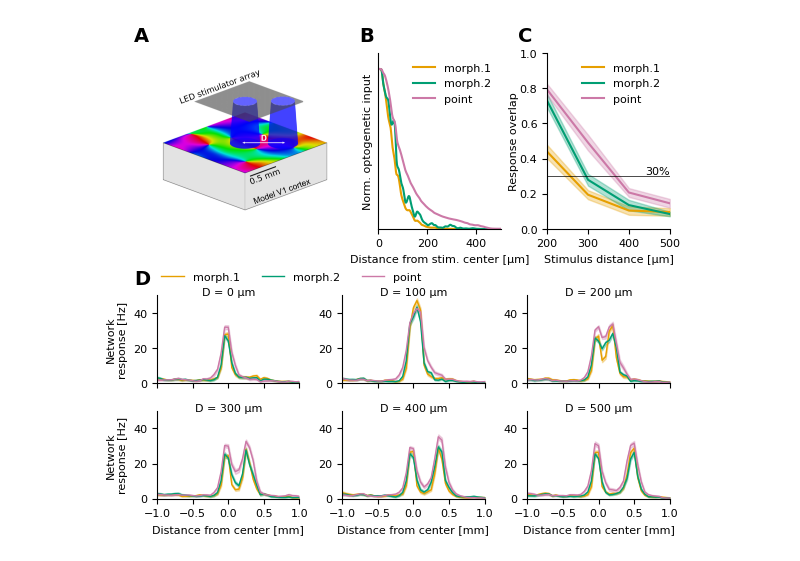
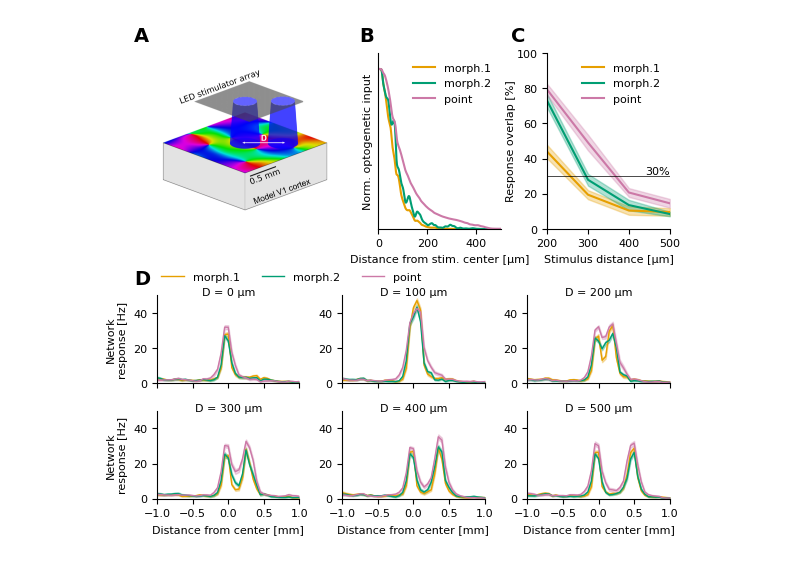
Before and after one commit to dberling/reduce_opto_response, a Jupyter notebook: article_figures/article_figure4_1.ipynb, the cells around one changed output. Drawn from its saved outputs; the diff is of its cells as text; code cells hidden in the pictures.

Commit message:
Update ylabels panel C

```diff
--- a/article_figures/article_figure4_1.ipynb
+++ b/article_figures/article_figure4_1.ipynb
@@ -173,8 +173,12 @@ ax2.set_xlim(200,500)
 ax2.set_ylim(0,1)
 ax2.axhline(0.3, c='black', lw=0.5)
 ax2.text(ax2.get_xlim()[1], 0.3, '30%', va='bottom', ha='right', fontsize=8)
-ax2.set_ylabel('Response overlap', labelpad=0.5)
+ax2.set_ylabel('Response overlap [%]', labelpad=0.5)
 ax2.set_xlabel('Stimulus distance [µm]')
+ax2.set_yticks(
+    [0, 0.2, 0.4, 0.6, 0.8, 1],
+    [0, 20, 40, 60, 80, 100]
+)
 
 # single condition plots
 for i_dist, (ax, dist) in enumerate(zip([ax3, ax4, ax5, ax6, ax7, ax8], stim_dist)):
@@ -182,32 +186,32 @@ for i_dist, (ax, dist) in enumerate(zip([ax3, ax4, ax5, ax6, ax7, ax8], stim_dis
         ax.plot(x, fr_mean[i_label,i_dist], c=c, label=l, lw=1)
         ax.fill_between(x, fr_mean[i_label,i_dist]-fr_sem[i_label,i_dist], fr_mean[i_label,i_dist]+fr_sem[i_label,i_dist], color=c, alpha=0.3)
         ax.set_title(f"D = {dist} µm", fontsize=8, y=0.9)
         ax.spines[['top', 'right']].set_visible(False)
         ax.set_ylim(0,50)
         ax.set_xlim(-1,1)
 
 ax3.legend(
     loc='lower left',
     bbox_to_anchor=(0, 1.1),
     ncol=3,
     frameon=False,
     borderaxespad=0.
 )
 
 for ax in [ax3, ax6]:
     ax.set_ylabel('Network\nresponse [Hz]')
 for ax in [ax6, ax7, ax8]:
     ax.set_xlabel('Distance from center [mm]')
 for ax in [ax3, ax4, ax5]:
     ax.set_xticklabels([])
 
 
 #label_subplots_ABC(fig=fig, axs=[ax1, ax2a, ax2, ax3], x_shift=-0.07, y_shift=0.02, )
 fig.text(0.09, 0.9, 'A', fontsize=14, fontweight='bold')
 fig.text(0.43, 0.9, 'B', fontsize=14, fontweight='bold')
-fig.text(0.67, 0.9, 'C', fontsize=14, fontweight='bold')
+fig.text(0.66, 0.9, 'C', fontsize=14, fontweight='bold')
 fig.text(0.09, 0.48, 'D', fontsize=14, fontweight='bold')
 
 fig.savefig('figures/article_figure4_1.png', dpi=600, facecolor='white')
 # %% [output]
-[figure, old version]
+[figure, new version]
```
Also changed, not shown: 1 other file.
